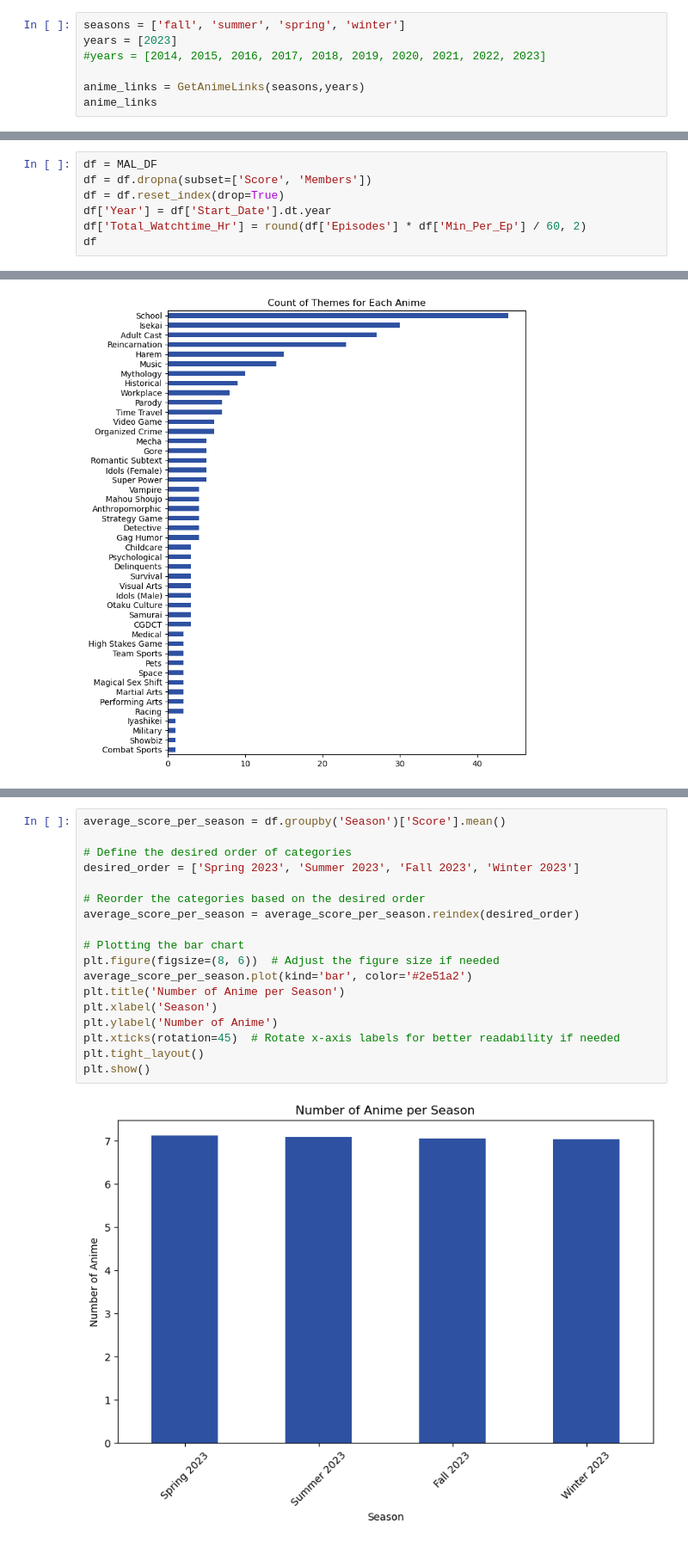
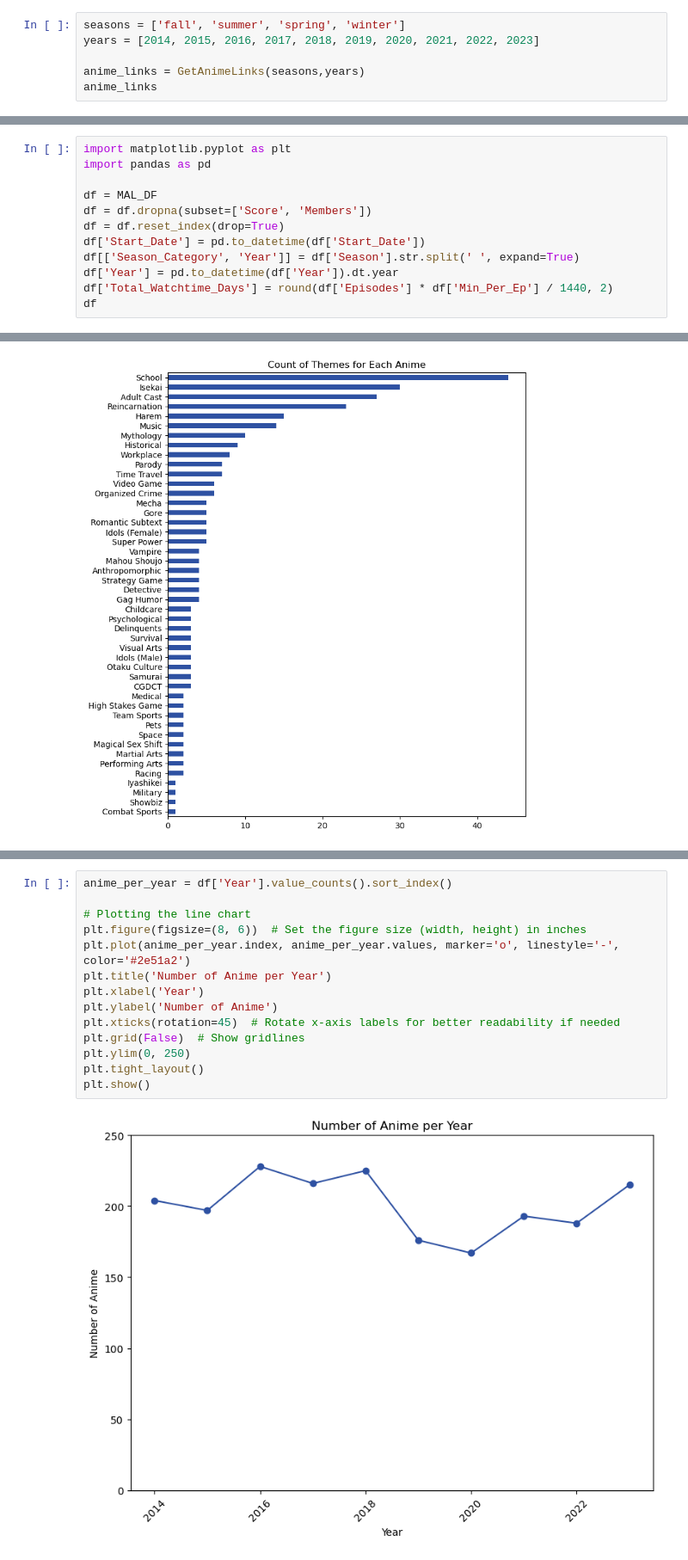
Before and after one commit to luigibagos94/MALWebscraper, a Jupyter notebook: MAL_Webscraper.ipynb, the cells around one changed output, grey strips where cells are left out. Shown at 86% size. Saved outputs shown, nothing was run; the diff lists cells and outputs as text.

```diff
--- a/MAL_Webscraper.ipynb
+++ b/MAL_Webscraper.ipynb
@@ -163,8 +161,7 @@ def GetAnimeDF(anime_links):
 **Step 1: Generate anime_links list which includes down all of the anime we will webscrape for data. For the initial test, we will limit the scope to 2023 only.**
 # %%
 seasons = ['fall', 'summer', 'spring', 'winter']
-years = [2023]
-#years = [2014, 2015, 2016, 2017, 2018, 2019, 2020, 2021, 2022, 2023]
+years = [2014, 2015, 2016, 2017, 2018, 2019, 2020, 2021, 2022, 2023]
 
 anime_links = GetAnimeLinks(seasons,years)
 anime_links
@@ -220,11 +230,16 @@ https://myanimelist.net/anime/56409/Ppungppungppangppang_Bubumaen scrape success
 # %% [markdown]
 **Step 3: We will do additional cleaning using pandas to add in extra columns and remove unwanted rows. For the context of the analysis, I want to focus only on anime with documented Score and Members count**
 # %%
+import matplotlib.pyplot as plt
+import pandas as pd
+
 df = MAL_DF
 df = df.dropna(subset=['Score', 'Members'])
 df = df.reset_index(drop=True)
-df['Year'] = df['Start_Date'].dt.year
-df['Total_Watchtime_Hr'] = round(df['Episodes'] * df['Min_Per_Ep'] / 60, 2)
+df['Start_Date'] = pd.to_datetime(df['Start_Date'])
+df[['Season_Category', 'Year']] = df['Season'].str.split(' ', expand=True)
+df['Year'] = pd.to_datetime(df['Year']).dt.year
+df['Total_Watchtime_Days'] = round(df['Episodes'] * df['Min_Per_Ep'] / 1440, 2)
 df
 # %% [output]
 |  | Title | English_Title | Episodes | Min_Per_Ep | Season | Start_Date | End_Date | Studios | Source | ... |
@@ -379,20 +369,16 @@ plt.show()
 # %%
-average_score_per_season = df.groupby('Season')['Score'].mean()
+anime_per_year = df['Year'].value_counts().sort_index()
 
-# Define the desired order of categories
-desired_order = ['Spring 2023', 'Summer 2023', 'Fall 2023', 'Winter 2023']
-
-# Reorder the categories based on the desired order
-average_score_per_season = average_score_per_season.reindex(desired_order)
-
-# Plotting the bar chart
-plt.figure(figsize=(8, 6))  # Adjust the figure size if needed
-average_score_per_season.plot(kind='bar', color='#2e51a2')
-plt.title('Number of Anime per Season')
-plt.xlabel('Season')
+# Plotting the line chart
+plt.figure(figsize=(8, 6))  # Set the figure size (width, height) in inches
+plt.plot(anime_per_year.index, anime_per_year.values, marker='o', linestyle='-', color='#2e51a2')
+plt.title('Number of Anime per Year')
+plt.xlabel('Year')
 plt.ylabel('Number of Anime')
 plt.xticks(rotation=45)  # Rotate x-axis labels for better readability if needed
+plt.grid(False)  # Show gridlines
+plt.ylim(0, 250)
 plt.tight_layout()
 plt.show()
 # %% [output]
-[figure, old version]
+[figure, new version]
```
Also changed, not shown: parts of 12 cells of this notebook, 4 other files.
